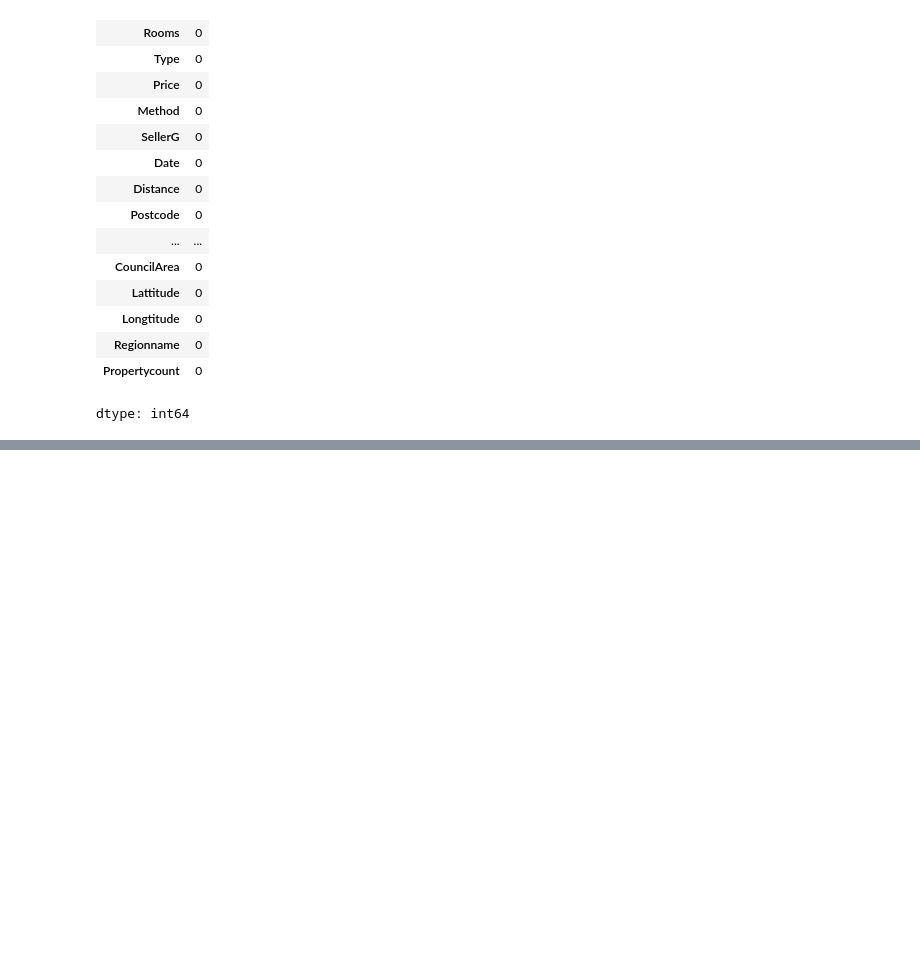
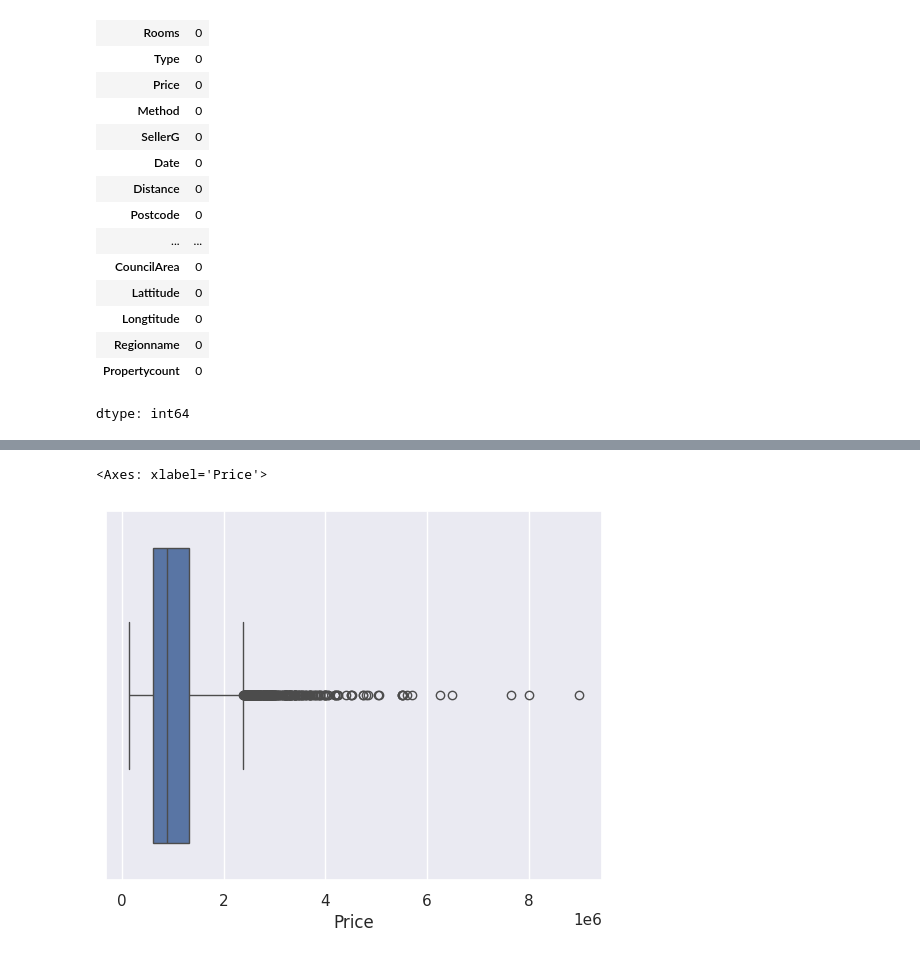
Before and after one commit to likuspandan/EDA-Data-Analysis-21BCE0605, a Jupyter notebook: 21BDS0303_EDA.ipynb, the cells around one changed output, grey strips where cells are left out. Cells and saved outputs as stored; diff of their text form; code cells hidden in the pictures; blank space fills up the shorter version.

```diff
--- a/21BDS0303_EDA.ipynb
+++ b/21BDS0303_EDA.ipynb
@@ -6,3 +3,11 @@ import numpy as np
+# %%
+from ast import increment_lineno
+import pandas as pd
+import numpy as np
+import matplotlib.pyplot as plt
+import seaborn as sns
+%matplotlib inline
+sns.set(color_codes = True)
 # %%
 import pandas as pd
 
@@ -107,0 +133,3 @@ dtype: int64
+# %%
+df = data_cleaned
+df.dtypes
@@ -107,0 +217,5 @@ dtype: int64
+# %%
+sns.boxplot(x=df['Price'])
+# %% [output]
+<Axes: xlabel='Price'>
+[figure, added]
```
Also changed, not shown: parts of 9 cells of this notebook.
